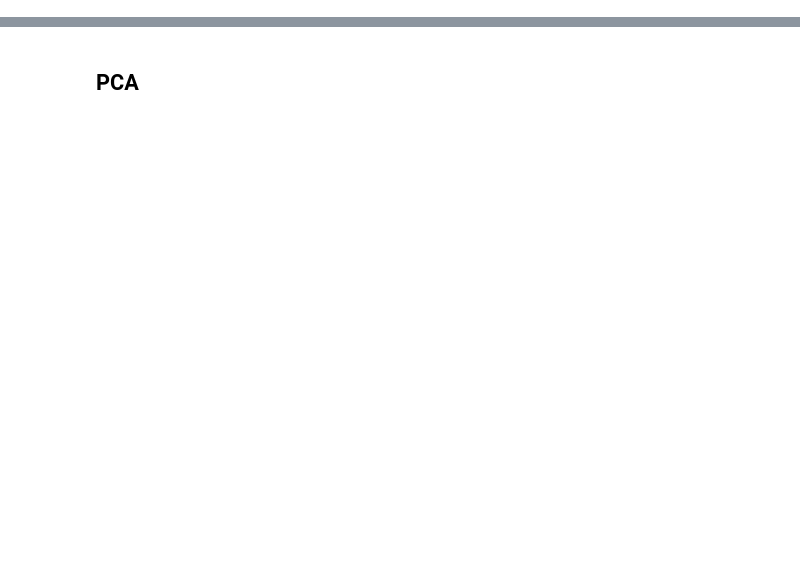
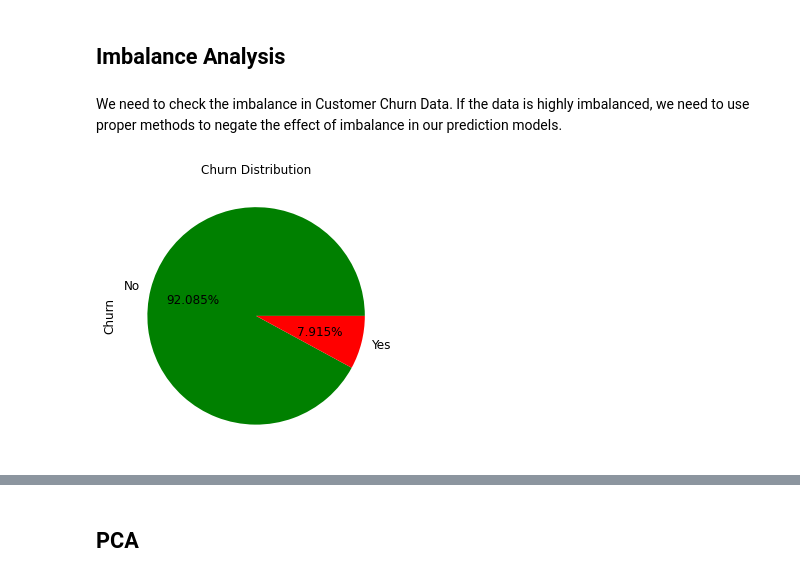
Before and after one commit to PreetiKharb/Telecom-Churn-Prediction, a Jupyter notebook: TelecomChurn.ipynb, the cells around one changed output, grey strips where cells are left out. Saved outputs shown, nothing was run; the diff lists cells and outputs as text; code cells hidden in the pictures; blank space fills up the shorter version.

```diff
--- a/TelecomChurn.ipynb
+++ b/TelecomChurn.ipynb
@@ -297,0 +631,25 @@ df.head()
+# %%
+# Let's drop individual columns whose totals are available as a different attribute
+
+individual_cols = ['loc_ic_t2t_mou_6', 'loc_ic_t2t_mou_7', 'loc_ic_t2t_mou_8',
+                   'loc_ic_t2m_mou_6', 'loc_ic_t2m_mou_7', 'loc_ic_t2m_mou_8',
+                   'loc_ic_t2f_mou_6', 'loc_ic_t2f_mou_7', 'loc_ic_t2f_mou_8',
+                   'std_ic_t2t_mou_6', 'std_ic_t2t_mou_7', 'std_ic_t2t_mou_8',
+                   'std_ic_t2m_mou_6', 'std_ic_t2m_mou_7', 'std_ic_t2m_mou_8',
+                   'std_ic_t2f_mou_6', 'std_ic_t2f_mou_7', 'std_ic_t2f_mou_8',
+                   'loc_og_t2t_mou_6', 'loc_og_t2t_mou_7', 'loc_og_t2t_mou_8',
+                   'loc_og_t2m_mou_6', 'loc_og_t2m_mou_7', 'loc_og_t2m_mou_8',
+                   'loc_og_t2f_mou_6', 'loc_og_t2f_mou_7', 'loc_og_t2f_mou_8',
+                   'loc_og_t2c_mou_6', 'loc_og_t2c_mou_7', 'loc_og_t2c_mou_8',
+                   'std_og_t2t_mou_6', 'std_og_t2t_mou_7', 'std_og_t2t_mou_8',
+                   'std_og_t2m_mou_6', 'std_og_t2m_mou_7', 'std_og_t2m_mou_8',
+                   'std_og_t2f_mou_6', 'std_og_t2f_mou_7', 'std_og_t2f_mou_8',
+                   'last_day_rch_amt_6', 'last_day_rch_amt_7', 'last_day_rch_amt_8',
+                   'arpu_3g_6', 'arpu_3g_7', 'arpu_3g_8',
+                   'arpu_2g_6', 'arpu_2g_7', 'arpu_2g_8',
+                   'av_rech_amt_data_6', 'av_rech_amt_data_7', 'av_rech_amt_data_8',
+                   'mobile_number']
+
+tele_highval_cust.drop(individual_cols, axis = 1, inplace = True)
+
+tele_highval_cust.shape
@@ -297,0 +701,7 @@ df.head()
+# %%
+# We will convert the columns which have 2 values to an ordered categorical column and convert it to int type
+category_list = ['night_pck_user_6', 'night_pck_user_7', 'night_pck_user_8', 'fb_user_6', 'fb_user_7', 'fb_user_8']
+
+tele_highval_cust[category_list] = tele_highval_cust[category_list].astype(int)
+
+tele_highval_cust[category_list].info()
@@ -297,0 +749,17 @@ df.head()
+# %% [markdown]
+## Imbalance Analysis
+# %% [markdown]
+We need to check the imbalance in Customer Churn Data. If the data is highly imbalanced, we need to use proper methods to negate the effect of imbalance in our prediction models.
+# %%
+# Checking the customer churn distribution
+ax = (tele_highval_cust['churn'].value_counts()*100.0 /len(tele_highval_cust)).plot.pie(autopct='%.3f%%',
+        labels = ['No', 'Yes'],
+        colors =['g','r'],
+        figsize =(5,5),
+        fontsize = 12 )
+
+ax.set_ylabel('Churn',fontsize = 12)
+ax.set_title('Churn Distribution', fontsize = 12)
+plt.show()
+# %% [output]
+[figure, added]
```
Also changed, not shown: parts of 207 cells of this notebook.
